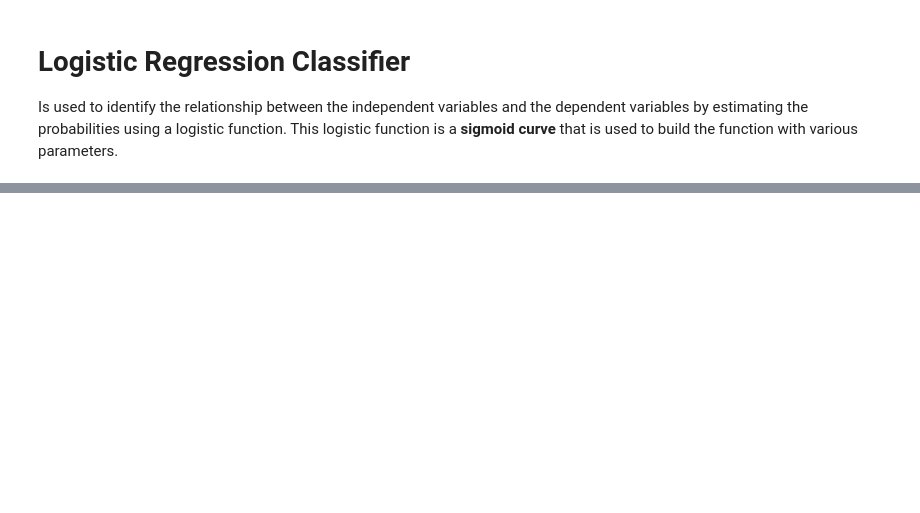
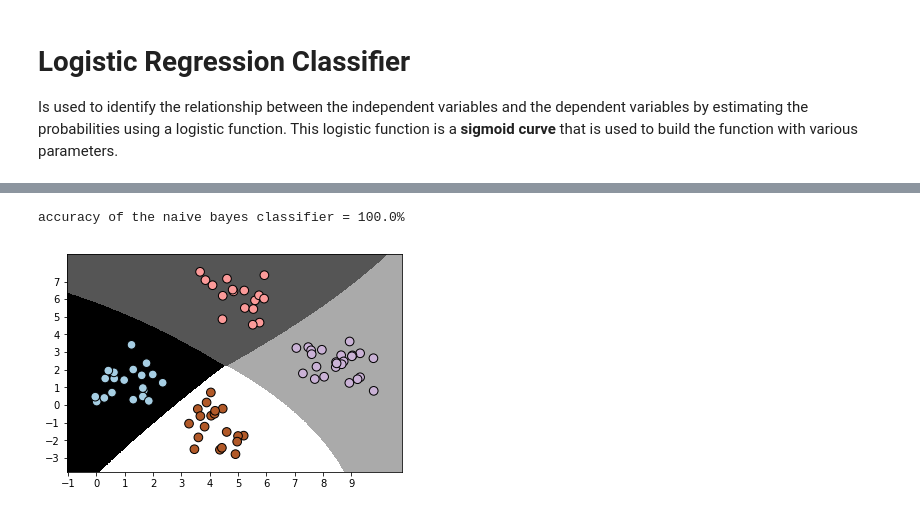
Before and after one commit to alextanhongpin/artificial-intelligence-with-python, a Jupyter notebook: 01_classification_and_regression_using_supervised_learning/04-logistic-regression-classfier.ipynb, the cells around one changed output, grey strips where cells are left out. Saved outputs shown, nothing was run; the diff lists cells and outputs as text; code cells hidden in the pictures; blank space fills up the shorter version.

```diff
--- a/01_classification_and_regression_using_supervised_learning/04-logistic-regression-classfier.ipynb
+++ b/01_classification_and_regression_using_supervised_learning/04-logistic-regression-classfier.ipynb
@@ -28,0 +80,29 @@ def visualize_classifier(classifier, X, y):
+# %%
+# Input file containing data
+input_file = 'data_multivar_nb.txt'
+
+# Load data from input file
+data = np.loadtxt(input_file, delimiter=',')
+X, y = data[:, :-1], data[:, -1]
+
+# Create naive bayes classifier
+classifier = GaussianNB()
+
+X_train, X_test, y_train, y_test = train_test_split(X, y, test_size=0.2, random_state=3)
+
+# Train the classifier
+# classifier.fit(X, y)
+classifier.fit(X_train, y_train)
+
+# Predict the values for training data
+y_pred = classifier.predict(X_test)
+
+# Compute accuracy
+accuracy = 100 * (y_test == y_pred).sum() / X_test.shape[0]
+print('accuracy of the naive bayes classifier = {}%'.format(round(accuracy, 2)))
+
+# Visualize the performance of the classifier
+visualize_classifier(classifier, X_test, y_test)
+# %% [output]
+accuracy of the naive bayes classifier = 100.0%
+[figure, added]
```
Also changed, not shown: parts of 4 cells of this notebook, 3 other files.
